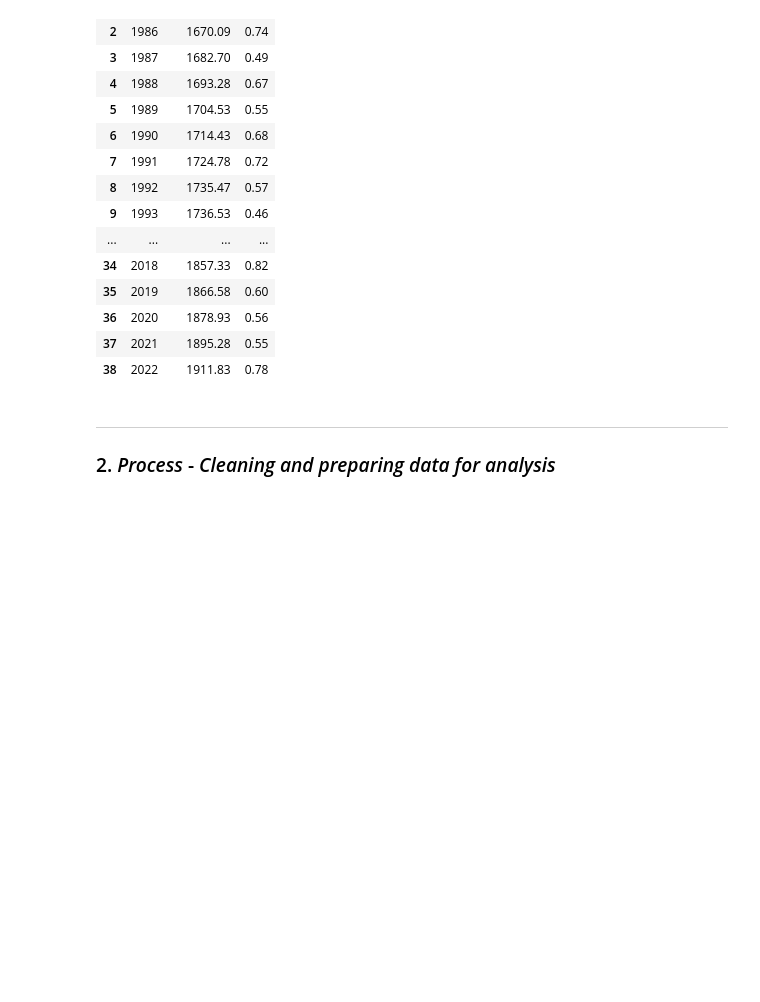
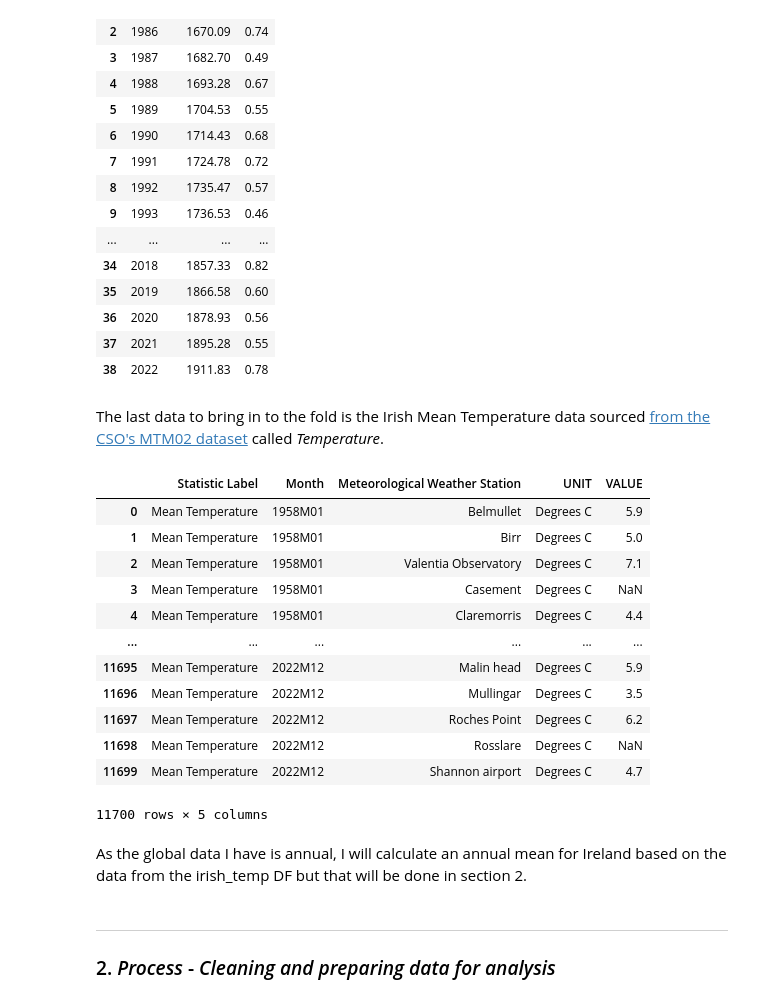
Before and after one commit to turps-pc90/PfDA_ClimateProject, a Jupyter notebook: project.ipynb, the cells around one changed output. Saved outputs shown, nothing was run; the diff lists cells and outputs as text; code cells hidden in the pictures; blank space fills up the shorter version.

Commit message:
Added Irish data to Notebook

```diff
--- a/project.ipynb
+++ b/project.ipynb
@@ -254,6 +255,27 @@ mlch4
 | 36 | 2020 | 1878.93 | 0.56 |
 | 37 | 2021 | 1895.28 | 0.55 |
 | 38 | 2022 | 1911.83 | 0.78 |
+# %% [markdown]
+The last data to bring in to the fold is the Irish Mean Temperature data sourced [from the CSO's MTM02 dataset](https://data.cso.ie/table/MTM02) called *Temperature*.
+# %%
+irish_temp = pd.read_csv('files/IrishMeanTempCSO.csv')
+irish_temp
+# %% [output]
+|  | Statistic Label | Month | Meteorological Weather Station | UNIT | VALUE |
+| 0 | Mean Temperature | 1958M01 | Belmullet | Degrees C | 5.9 |
+| 1 | Mean Temperature | 1958M01 | Birr | Degrees C | 5.0 |
+| 2 | Mean Temperature | 1958M01 | Valentia Observatory | Degrees C | 7.1 |
+| 3 | Mean Temperature | 1958M01 | Casement | Degrees C | NaN |
+| 4 | Mean Temperature | 1958M01 | Claremorris | Degrees C | 4.4 |
+| ... | ... | ... | ... | ... | ... |
+| 11695 | Mean Temperature | 2022M12 | Malin head | Degrees C | 5.9 |
+| 11696 | Mean Temperature | 2022M12 | Mullingar | Degrees C | 3.5 |
+| 11697 | Mean Temperature | 2022M12 | Roches Point | Degrees C | 6.2 |
+| 11698 | Mean Temperature | 2022M12 | Rosslare | Degrees C | NaN |
+| 11699 | Mean Temperature | 2022M12 | Shannon airport | Degrees C | 4.7 |
+11700 rows × 5 columns
+# %% [markdown]
+As the global data I have is annual, I will calculate an annual mean for Ireland based on the data from the irish_temp DF but that will be done in section 2.
 # %% [markdown]
 ***
 ### 2. *Process* - *Cleaning and preparing data for analysis*
```
Also changed, not shown: parts of 1 cell of this notebook, 1 other file.
